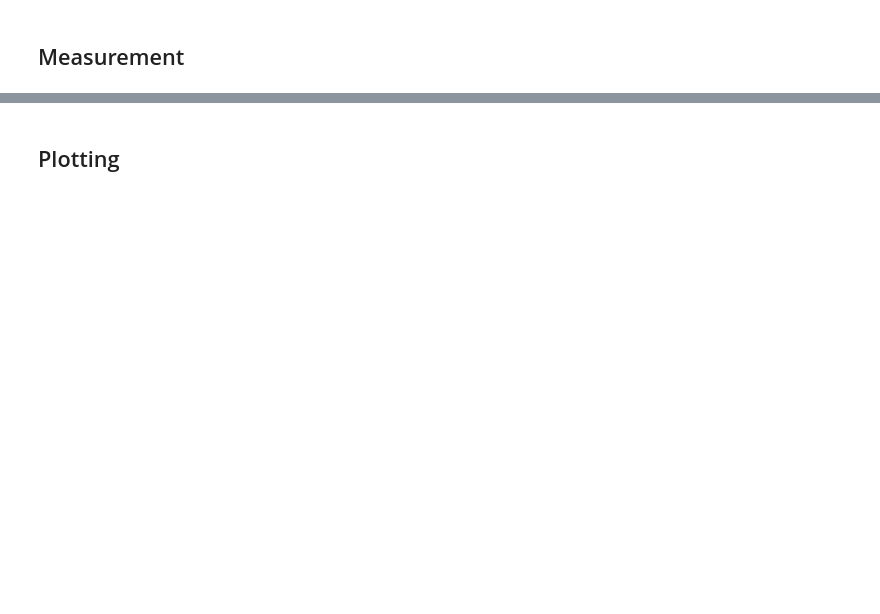
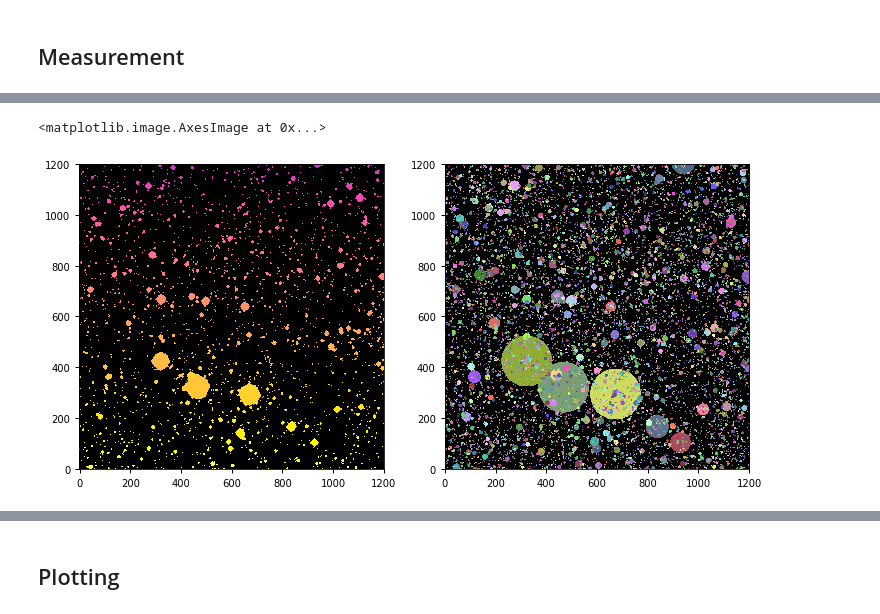
Before and after one commit to qliu4676/elderflower, a Jupyter notebook: demos/Measure_SE_APASS_demo.ipynb, the cells around one changed output, grey strips where cells are left out. Saved outputs shown, nothing was run; the diff lists cells and outputs as text; code cells hidden in the pictures; blank space fills up the shorter version.

```diff
--- a/demos/Measure_SE_APASS_demo.ipynb
+++ b/demos/Measure_SE_APASS_demo.ipynb
@@ -249,5 +12,0 @@ plt.scatter(catalog_star["rmag"], np.log10(rad_est), s=3, alpha=0.1, color='b')
-# %%
-i=0
-apers = [CircularAperture((X_c-patch_Xmin, Y_c-patch_Ymin), r=r)
-                         for (X_c,Y_c, r) in zip(cat[:]['X_IMAGE_PS'],
-                                   cat[:]['Y_IMAGE_PS'], R_est[:])]
@@ -412,0 +104,14 @@ Save thumbs to: NGC5907-R-Thumb_15mag_X3100Y1400
+# %%
+# Make segmentation map from catalog based on SE
+estimate_radius = fit_empirical_aperture(tab_target_full, seg_map, mag_name='gmag_PS',
+                                         mag_range=[12,20], K=1.5, degree=3, plot=True)
+
+seg_map_cat = make_segm_from_catalog(catalog_star, image_bounds, estimate_radius,
+                                     mag_name='rmag', cat_name='PS')
+# %%
+fig, (ax1,ax2) = plt.subplots(1, 2, figsize=(12,6))
+ax1.imshow(seg_patch)
+ax2.imshow(seg_map_cat, vmin=1, cmap=make_rand_cmap(12000))
+# %% [output]
+<matplotlib.image.AxesImage at 0x...>
+[figure, added]
```
Also changed, not shown: parts of 50 cells of this notebook, 3 other files.
